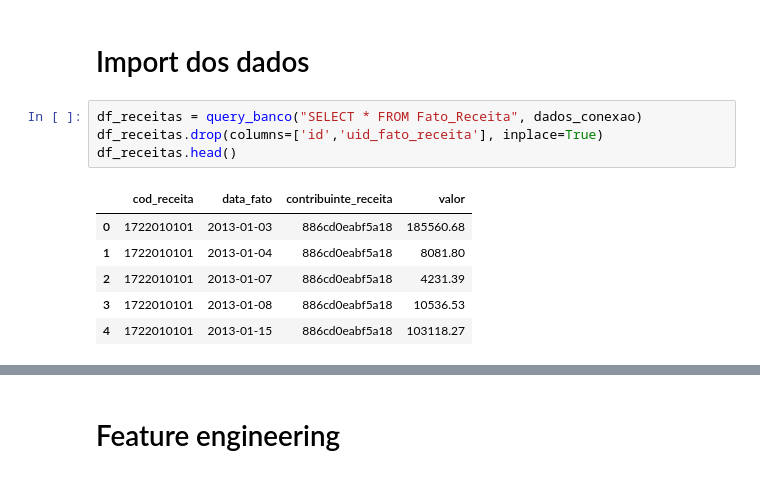
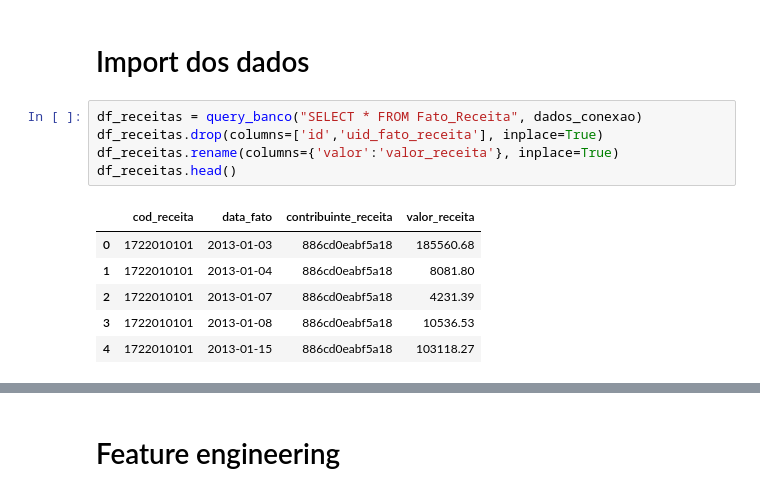
Before and after one commit to AllysonAbreu/neural_network_studies, a Jupyter notebook: notebooks/v2/rede_neural_dados_nuvem.ipynb, the cells around one changed output, grey strips where cells are left out. Drawn from its saved outputs; the diff is of its cells as text.

```diff
--- a/notebooks/v2/rede_neural_dados_nuvem.ipynb
+++ b/notebooks/v2/rede_neural_dados_nuvem.ipynb
@@ -33,9 +33,10 @@ def query_banco(query, dados_conexao):
 # %%
 df_receitas = query_banco("SELECT * FROM Fato_Receita", dados_conexao)
 df_receitas.drop(columns=['id','uid_fato_receita'], inplace=True)
+df_receitas.rename(columns={'valor':'valor_receita'}, inplace=True)
 df_receitas.head()
 # %% [output]
-|  | cod_receita | data_fato | contribuinte_receita | valor |
+|  | cod_receita | data_fato | contribuinte_receita | valor_receita |
 | 0 | 1722010101 | 2013-01-03 | 886cd0eabf5a18 | 185560.68 |
 | 1 | 1722010101 | 2013-01-04 | 886cd0eabf5a18 | 8081.80 |
 | 2 | 1722010101 | 2013-01-07 | 886cd0eabf5a18 | 4231.39 |
```
Also changed, not shown: parts of 32 cells of this notebook.
